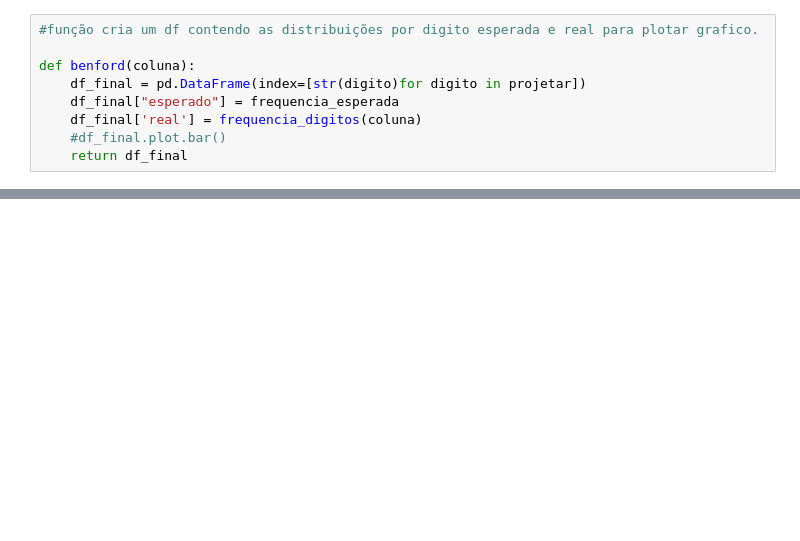
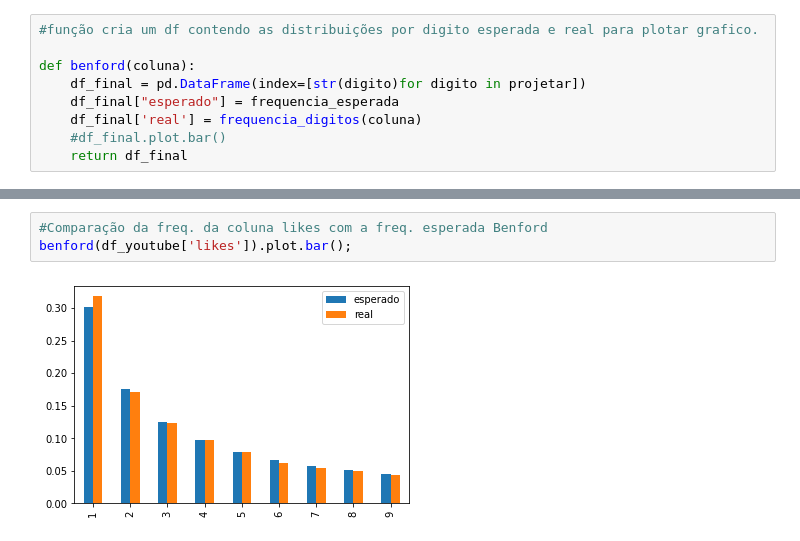
Before and after one commit to Karlosprado/benford_mathema_code, a Jupyter notebook: Benford.ipynb, the cells around one changed output, grey strips where cells are left out. Saved outputs shown, nothing was run; the diff lists cells and outputs as text; blank space fills up the shorter version.

```diff
--- a/Benford.ipynb
+++ b/Benford.ipynb
@@ -175,0 +192,5 @@ benford(df_youtube['comment_count']).plot.bar();
+# %%
+#Comparação da freq. da coluna likes com a freq. esperada Benford
+benford(df_youtube['likes']).plot.bar();
+# %% [output]
+[figure, added]
```
Also changed, not shown: parts of 78 cells of this notebook.
